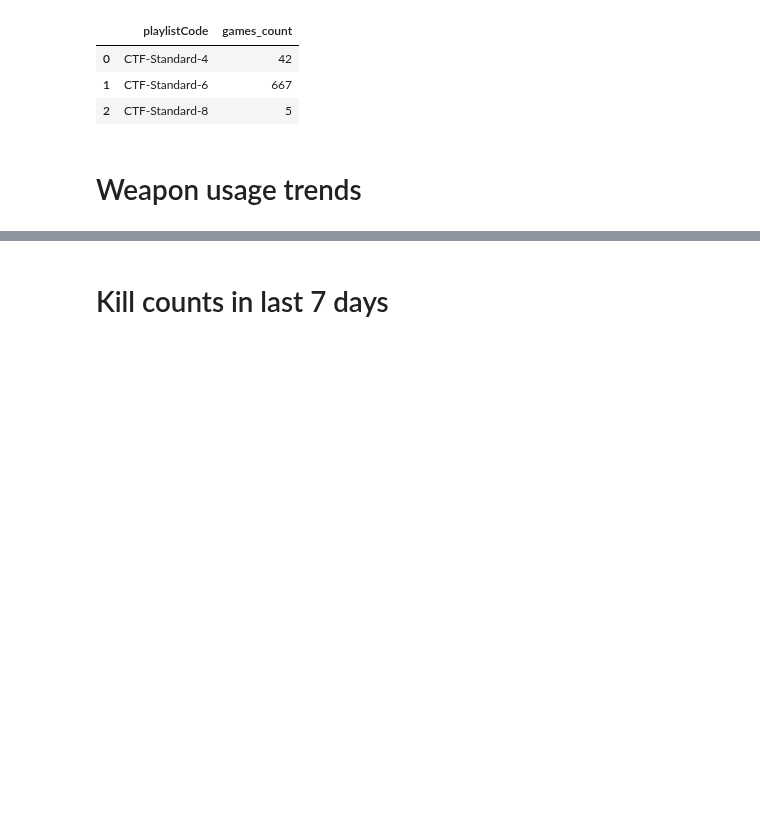
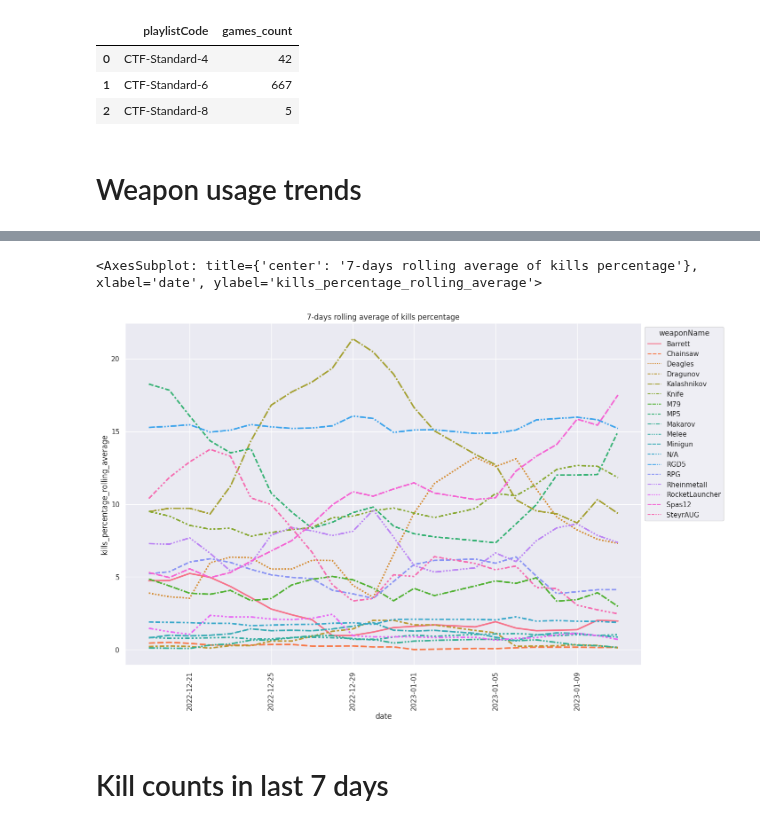
Before and after one commit to s2vndl/s2_1st_tournament_stats, a Jupyter notebook: weapon_usage_trends.ipynb, the cells around one changed output, grey strips where cells are left out. Cells and saved outputs as stored; diff of their text form; code cells hidden in the pictures; blank space fills up the shorter version.

```diff
--- a/weapon_usage_trends.ipynb
+++ b/weapon_usage_trends.ipynb
@@ -110,3 +91,8 @@ result9.tail(n=300)
+# %%
+rolling_average_weapons_used(7)
+# %% [output]
+<AxesSubplot: title={'center': '7-days rolling average of kills percentage'}, xlabel='date', ylabel='kills_percentage_rolling_average'>
+[figure, added]
 # %% [markdown]
 # Kill counts in last 7 days
 # %%
```
Also changed, not shown: parts of 3 cells of this notebook.
